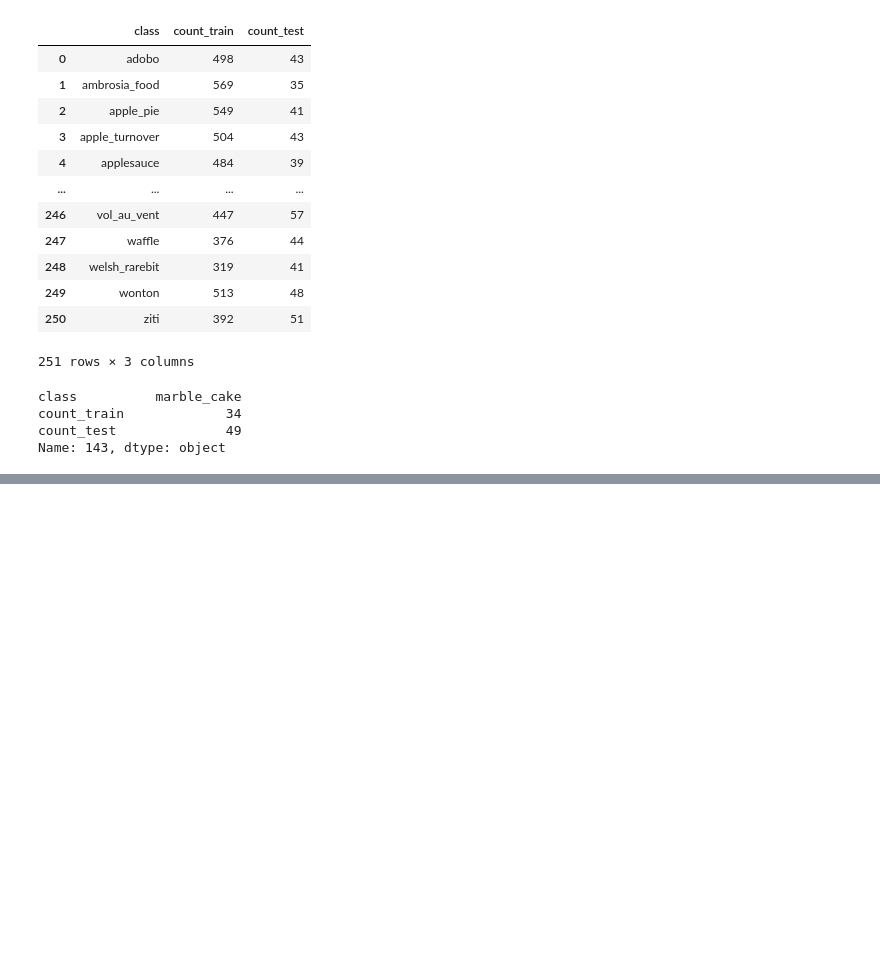
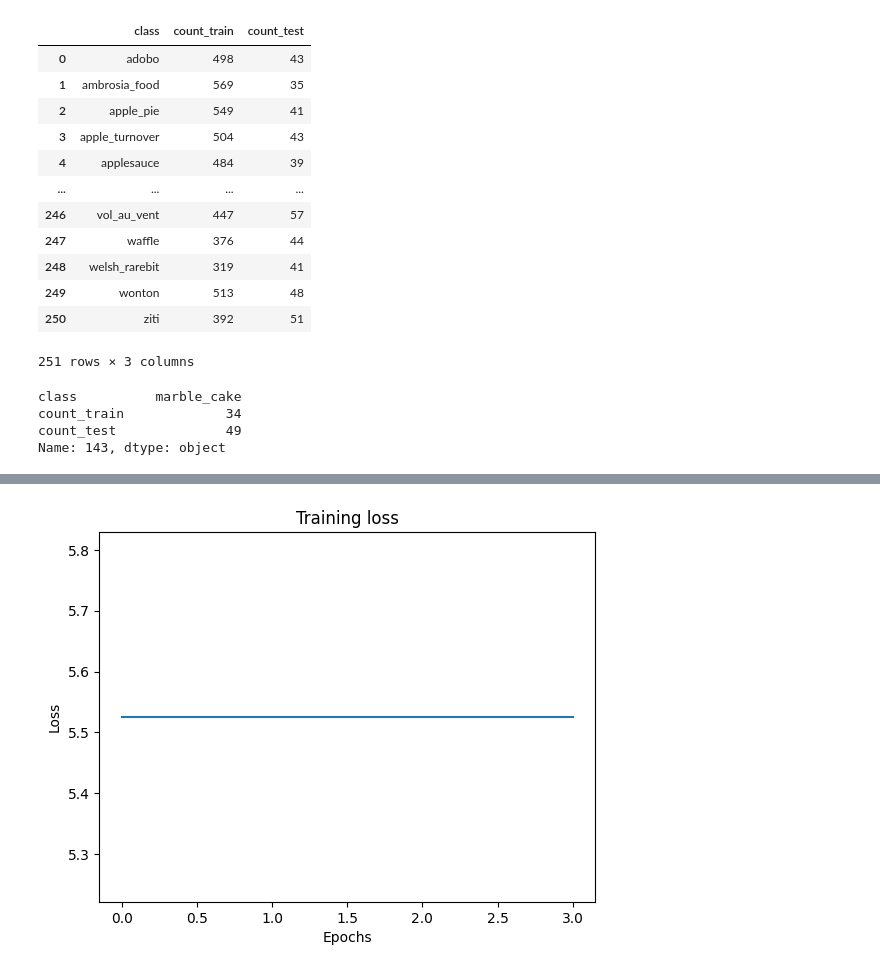
Before and after one commit to arcticronin/food_SSL, a Jupyter notebook: main.ipynb, the cells around one changed output, grey strips where cells are left out. Cells and saved outputs as stored; diff of their text form; code cells hidden in the pictures; blank space fills up the shorter version.

```diff
--- a/main.ipynb
+++ b/main.ipynb
@@ -87,7 +64,7 @@ transform = transforms.Compose([
     # Normalize pixel values
     transforms.Normalize(mean=[0.485, 0.456, 0.406], std=[0.229, 0.224, 0.225]),
     # Resize images to a common size
-    transforms.Resize(size=(64,64)) #forse da ridurre? abbiamo troppe immagini
+    transforms.Resize(size=(224,224))
 ])
 
 # Load the training dataset
@@ -105,0 +106,7 @@ testloader = torch.utils.data.DataLoader(testset, batch_size=1, shuffle=False, n
+# %%
+## train the model
+epochs = 50
+criterion = nn.CrossEntropyLoss()
+optimizer = optim.Adam(model.parameters(), lr=0.001)
+scheduler = torch.optim.lr_scheduler.StepLR(optimizer, step_size=1, gamma=0.1)
+patience = 3
@@ -106,3 +173,12 @@ testloader = torch.utils.data.DataLoader(testset, batch_size=1, shuffle=False, n
+# %%
+# plot the training loss
+plt.plot(train_loss[1:])
+plt.xlabel('Epochs')
+plt.ylabel('Loss')
+plt.title('Training loss')
+plt.show()
+# %% [output]
+[figure, added]
 # %%
 
 import torch
```
Also changed, not shown: parts of 11 cells of this notebook.
